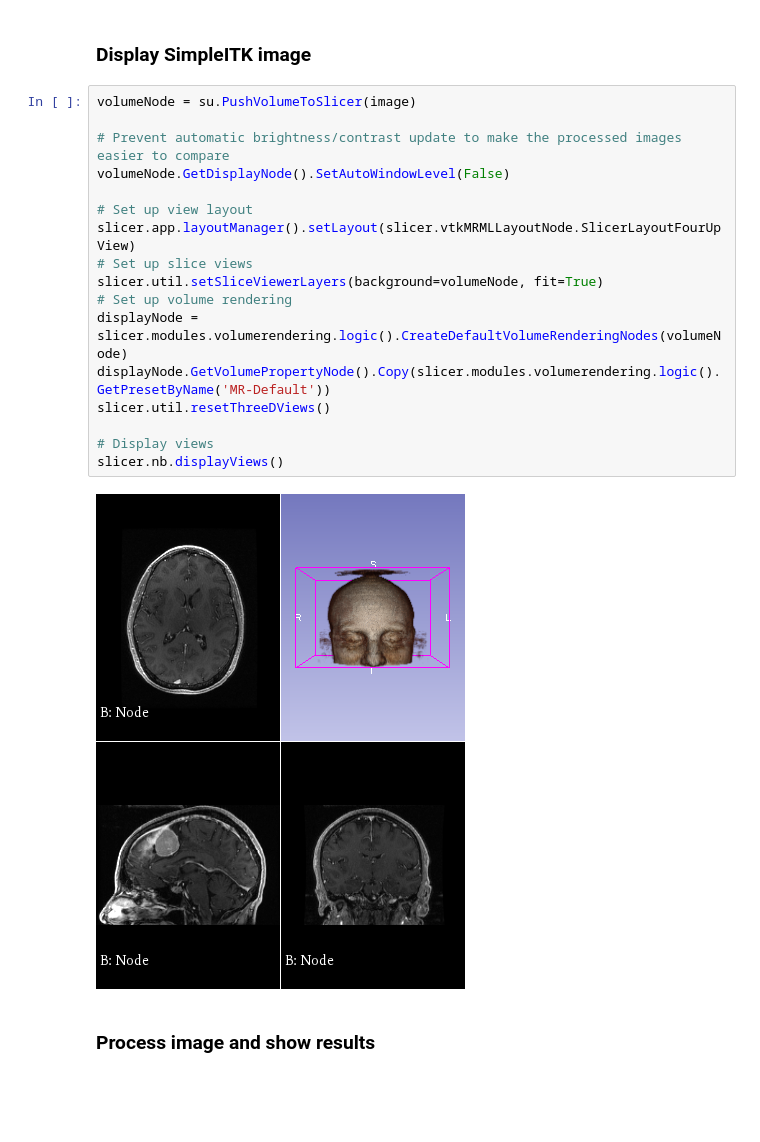
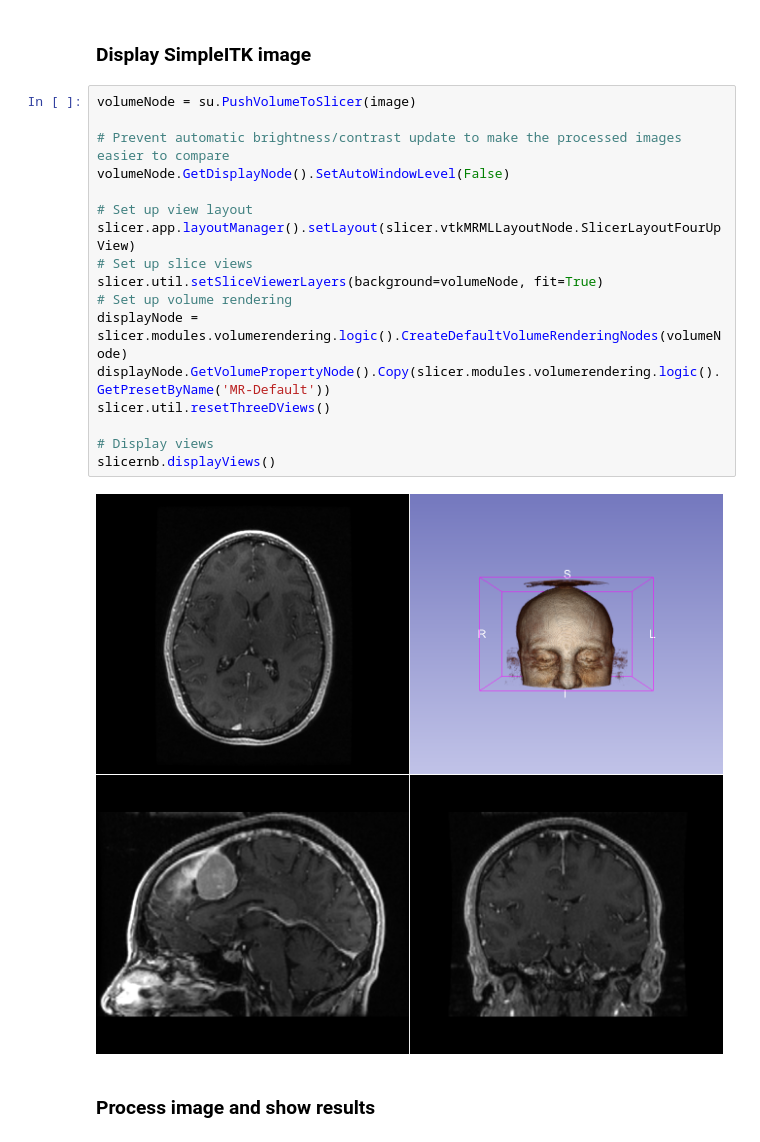
Before and after one commit to Slicer/SlicerNotebooks, a Jupyter notebook: 02_Image_Processing_using_SimpleITK.ipynb, the cells around one changed output. Saved outputs shown, nothing was run; the diff lists cells and outputs as text; blank space fills up the shorter version.

Commit message:
Updated notebooks according to SlicerJupyter API update

```diff
--- a/02_Image_Processing_using_SimpleITK.ipynb
+++ b/02_Image_Processing_using_SimpleITK.ipynb
@@ -18,22 +20,22 @@ image = reader.Execute()
 # %%
 volumeNode = su.PushVolumeToSlicer(image)
 
 # Prevent automatic brightness/contrast update to make the processed images easier to compare
 volumeNode.GetDisplayNode().SetAutoWindowLevel(False)
 
 # Set up view layout
 slicer.app.layoutManager().setLayout(slicer.vtkMRMLLayoutNode.SlicerLayoutFourUpView)
 # Set up slice views
 slicer.util.setSliceViewerLayers(background=volumeNode, fit=True)
 # Set up volume rendering
 displayNode = slicer.modules.volumerendering.logic().CreateDefaultVolumeRenderingNodes(volumeNode)
 displayNode.GetVolumePropertyNode().Copy(slicer.modules.volumerendering.logic().GetPresetByName('MR-Default'))
 slicer.util.resetThreeDViews()
 
 # Display views
-slicer.nb.displayViews()
+slicernb.displayViews()
 # %% [output]
-[figure, old version]
+[figure, new version]
 # %% [markdown]
 ### Process image and show results
 # %%
```
Also changed, not shown: parts of 3 cells of this notebook, 8 other files.
